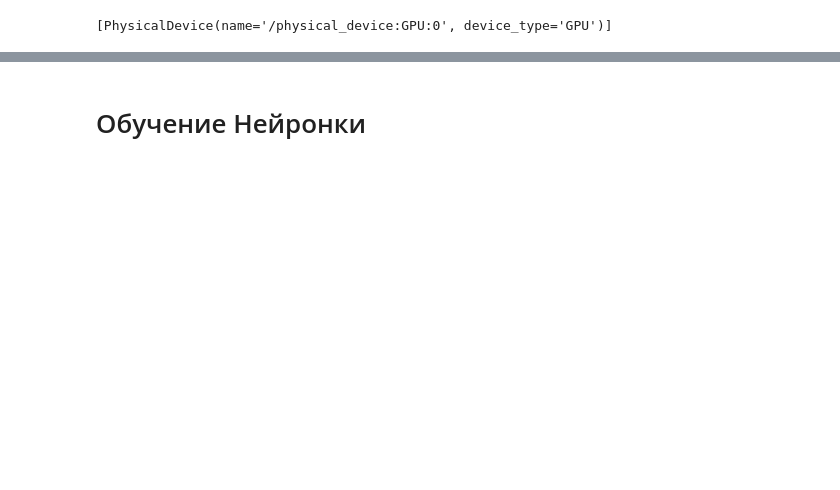
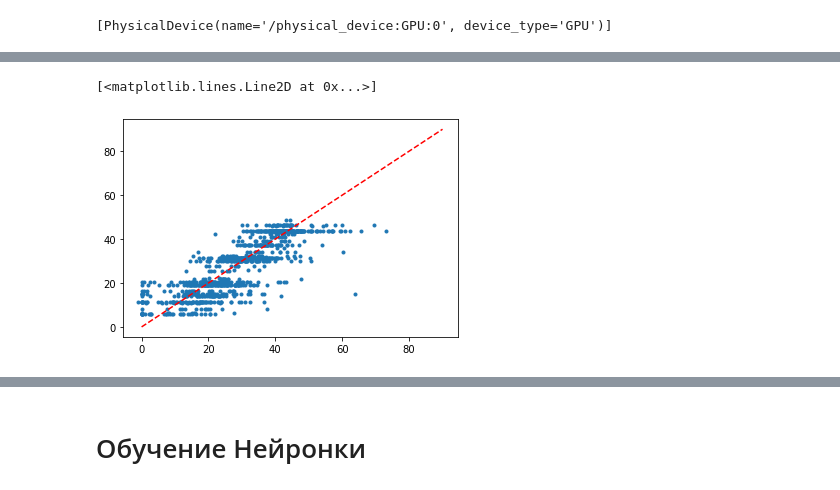
Before and after one commit to fitagdinov/Telescope_Array, a Jupyter notebook: Parameters_all/Notebooks/main_parameters.ipynb, the cells around one changed output, grey strips where cells are left out. Drawn from its saved outputs; the diff is of its cells as text; code cells hidden in the pictures; blank space fills up the shorter version.

```diff
--- a/Parameters_all/Notebooks/main_parameters.ipynb
+++ b/Parameters_all/Notebooks/main_parameters.ipynb
@@ -113,0 +84,14 @@ max_c,min_c 1.0 0.0
+# %%
+def norming_params(param):
+    t = tf.reduce_max(param)
+    b = tf.reduce_min(param)
+    param = (param-b)/(t-b)
+    return param,t,b
+def renorm_params(param,p_t,p_b):
+    return param*(p_t-p_b)+p_b
+# %%
+theta,theta_t,theta_b = norming_params(theta)
+phi,phi_t,phi_b = norming_params(phi)
+courve,courve_t,courve_b = norming_params(courve)
+S800,S800_t,S800_b = norming_params(S800)
+theta.dtype,theta_t,theta_b
@@ -113,0 +210,6 @@ max_c,min_c 1.0 0.0
+# %%
+plt.plot(params_list[-1,:,1]*180/3.1415,theta[:1000,0]*180/3.1415,'.')
+plt.plot([0,90],[0,90],'r--')
+# %% [output]
+[<matplotlib.lines.Line2D at 0x...>]
+[figure, added]
```
Also changed, not shown: parts of 50 cells of this notebook, 1 other file.
